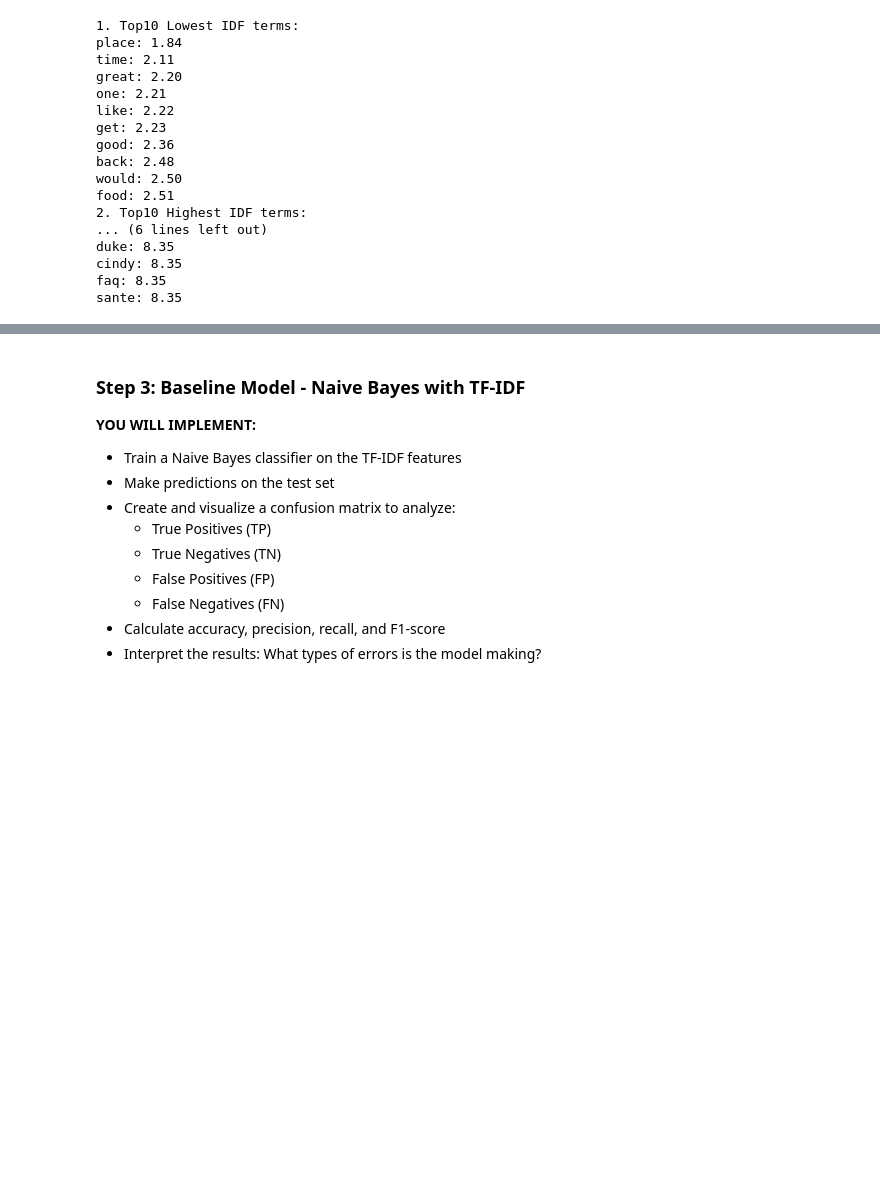
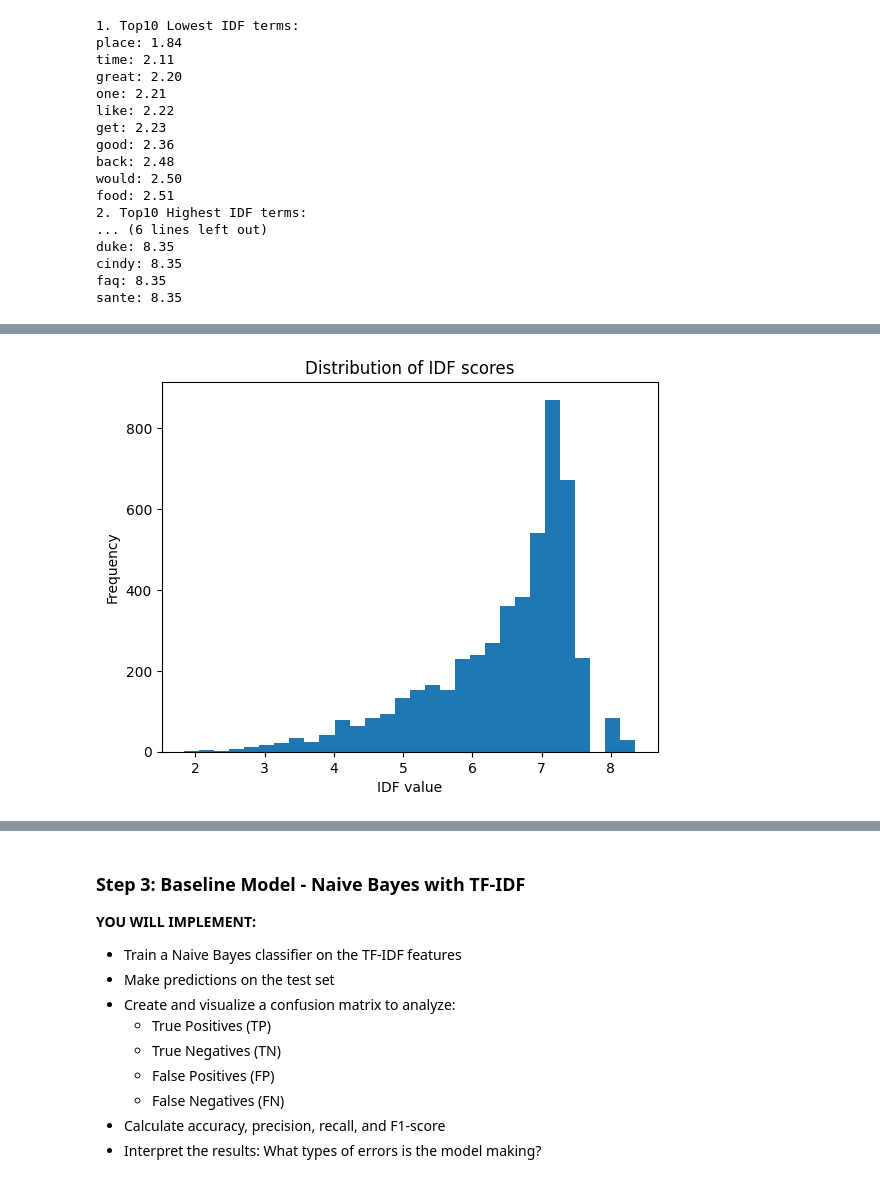
Before and after one commit to kkim8781294/PROG8245-ml-final-project-group3, a Jupyter notebook: TextClassificationFinalProjectGroup3.ipynb, the cells around one changed output, grey strips where cells are left out. Drawn from its saved outputs; the diff is of its cells as text; code cells hidden in the pictures; blank space fills up the shorter version.

Commit message:
Visualize the TF-IDF matrix structure

```diff
--- a/TextClassificationFinalProjectGroup3.ipynb
+++ b/TextClassificationFinalProjectGroup3.ipynb
@@ -262,0 +269,11 @@ sante: 8.35
+# %%
+# Visualize the distribution of IDF scores
+idf_scores = tfidf.idf_
+
+plt.hist(idf_scores, bins=30)
+plt.title("Distribution of IDF scores")
+plt.xlabel("IDF value")
+plt.ylabel("Frequency")
+plt.show()
+# %% [output]
+[figure, added]
```
Also changed, not shown: parts of 3 cells of this notebook.
